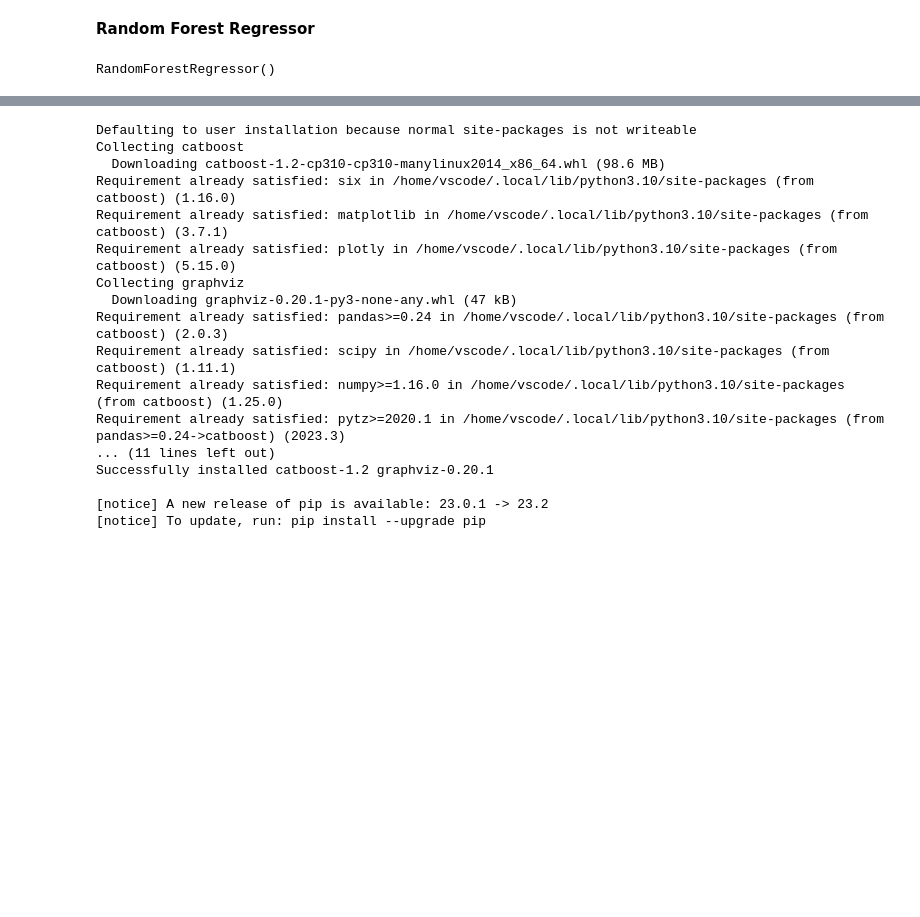
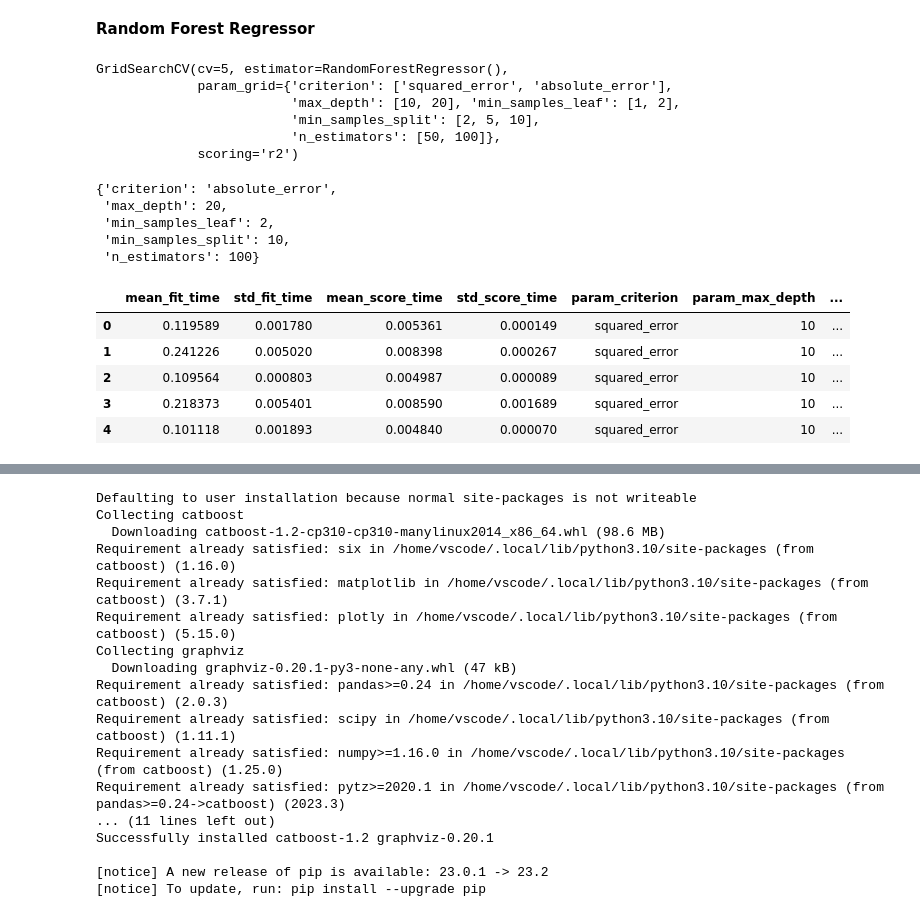
Before and after one commit to fvillena/biocompu, a Jupyter notebook: tutorials/Clase_práctica_3.ipynb, the cells around one changed output, grey strips where cells are left out. Saved outputs shown, nothing was run; the diff lists cells and outputs as text; code cells hidden in the pictures; blank space fills up the shorter version.

```diff
--- a/tutorials/Clase_práctica_3.ipynb
+++ b/tutorials/Clase_práctica_3.ipynb
@@ -340,5 +364,12 @@ from sklearn.ensemble import RandomForestRegressor
 # %%
 rf = RandomForestRegressor()
-rf.fit(X_train, y_train)
-# %% [output]
-RandomForestRegressor()
+# %%
+grid_search = GridSearchCV(rf, param_grid, cv=5, scoring='r2')
+grid_search.fit(X, y)
+# %% [output]
+GridSearchCV(cv=5, estimator=RandomForestRegressor(),
+             param_grid={'criterion': ['squared_error', 'absolute_error'],
+                         'max_depth': [10, 20], 'min_samples_leaf': [1, 2],
+                         'min_samples_split': [2, 5, 10],
+                         'n_estimators': [50, 100]},
+             scoring='r2')
@@ -345 +382,20 @@ RandomForestRegressor()
+# %%
+best_params
+# %% [output]
+{'criterion': 'absolute_error',
+ 'max_depth': 20,
+ 'min_samples_leaf': 2,
+ 'min_samples_split': 10,
+ 'n_estimators': 100}
+# %%
+df_cv_results = pd.DataFrame(cv_results)
+# %%
+df_cv_results.head()
+# %% [output]
+|  | mean_fit_time | std_fit_time | mean_score_time | std_score_time | param_criterion | param_max_depth | ... |
+| 0 | 0.119589 | 0.001780 | 0.005361 | 0.000149 | squared_error | 10 | ... |
+| 1 | 0.241226 | 0.005020 | 0.008398 | 0.000267 | squared_error | 10 | ... |
+| 2 | 0.109564 | 0.000803 | 0.004987 | 0.000089 | squared_error | 10 | ... |
+| 3 | 0.218373 | 0.005401 | 0.008590 | 0.001689 | squared_error | 10 | ... |
+| 4 | 0.101118 | 0.001893 | 0.004840 | 0.000070 | squared_error | 10 | ... |
 # %%
```
Also changed, not shown: parts of 12 cells of this notebook.
